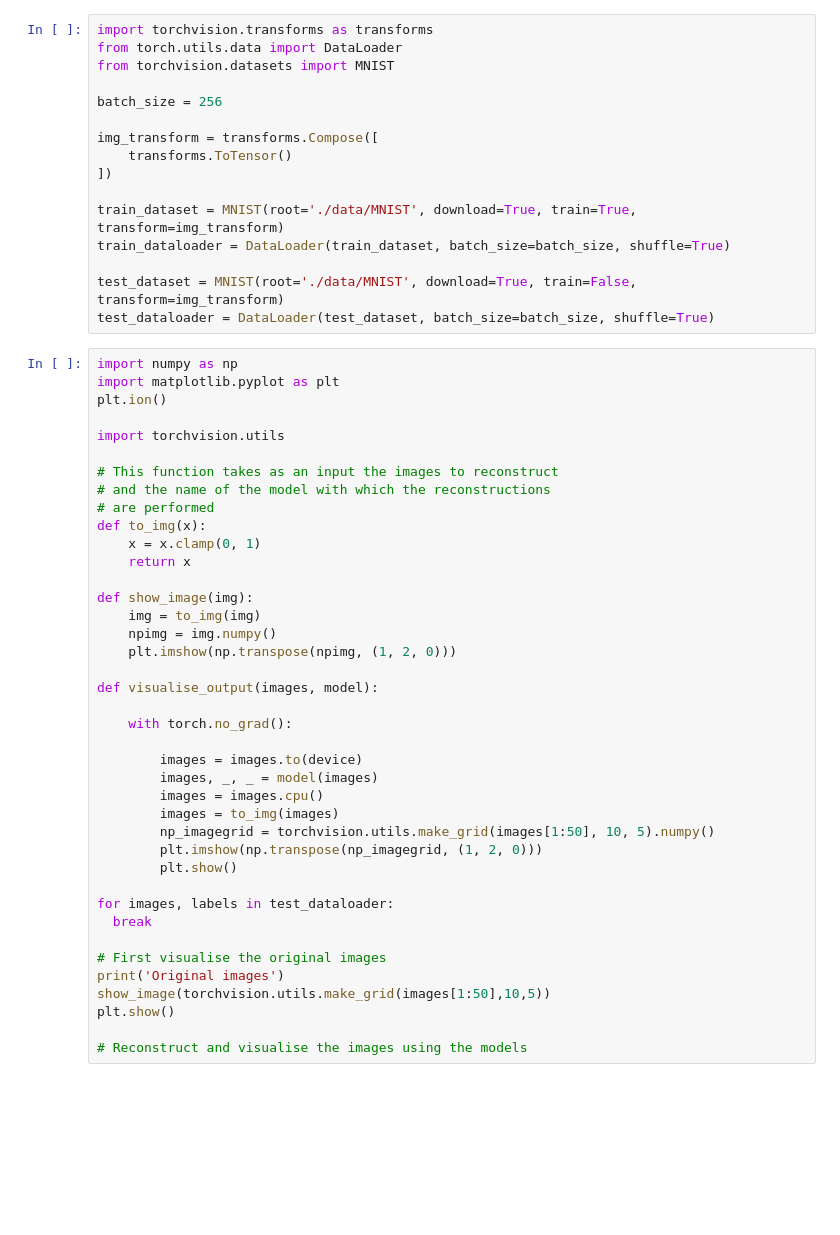
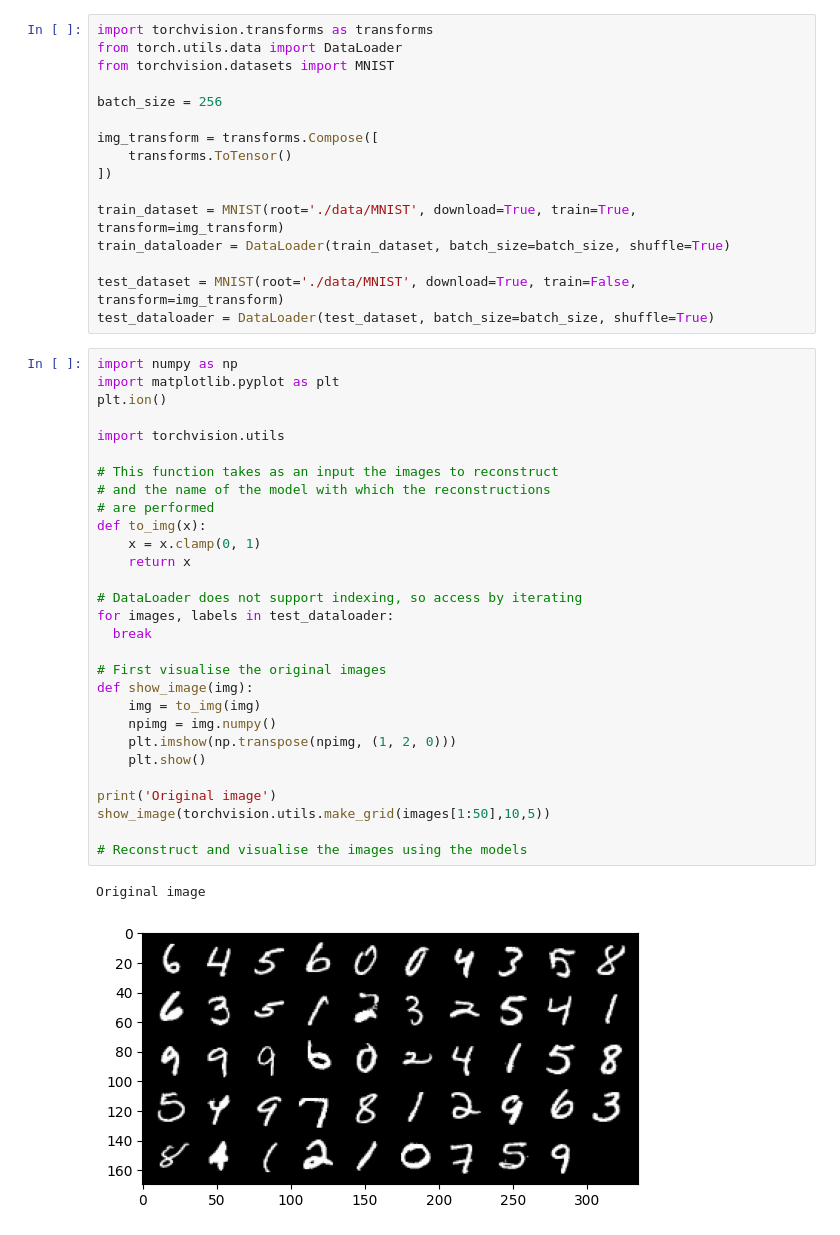
Before and after one commit to pawij/amml-2526, a Jupyter notebook: AMML_assignment_script.ipynb, the cells around one changed output. Saved outputs shown, nothing was run; the diff lists cells and outputs as text; blank space fills up the shorter version.

```diff
--- a/AMML_assignment_script.ipynb
+++ b/AMML_assignment_script.ipynb
@@ -38,40 +56,32 @@ test_dataloader = DataLoader(test_dataset, batch_size=batch_size, shuffle=True)
 # %%
 import numpy as np
 import matplotlib.pyplot as plt
 plt.ion()
 
 import torchvision.utils
 
 # This function takes as an input the images to reconstruct
 # and the name of the model with which the reconstructions
 # are performed
 def to_img(x):
     x = x.clamp(0, 1)
     return x
 
+# DataLoader does not support indexing, so access by iterating
+for images, labels in test_dataloader:
+  break
+
+# First visualise the original images
 def show_image(img):
     img = to_img(img)
     npimg = img.numpy()
     plt.imshow(np.transpose(npimg, (1, 2, 0)))
+    plt.show()
 
-def visualise_output(images, model):
-
-    with torch.no_grad():
-
-        images = images.to(device)
-        images, _, _ = model(images)
-        images = images.cpu()
-        images = to_img(images)
-        np_imagegrid = torchvision.utils.make_grid(images[1:50], 10, 5).numpy()
-        plt.imshow(np.transpose(np_imagegrid, (1, 2, 0)))
-        plt.show()
-
-for images, labels in test_dataloader:
-  break
-
-# First visualise the original images
-print('Original images')
+print('Original image')
 show_image(torchvision.utils.make_grid(images[1:50],10,5))
-plt.show()
 
 # Reconstruct and visualise the images using the models
+# %% [output]
+Original image
+[figure, added]
```
Also changed, not shown: parts of 2 cells of this notebook.
